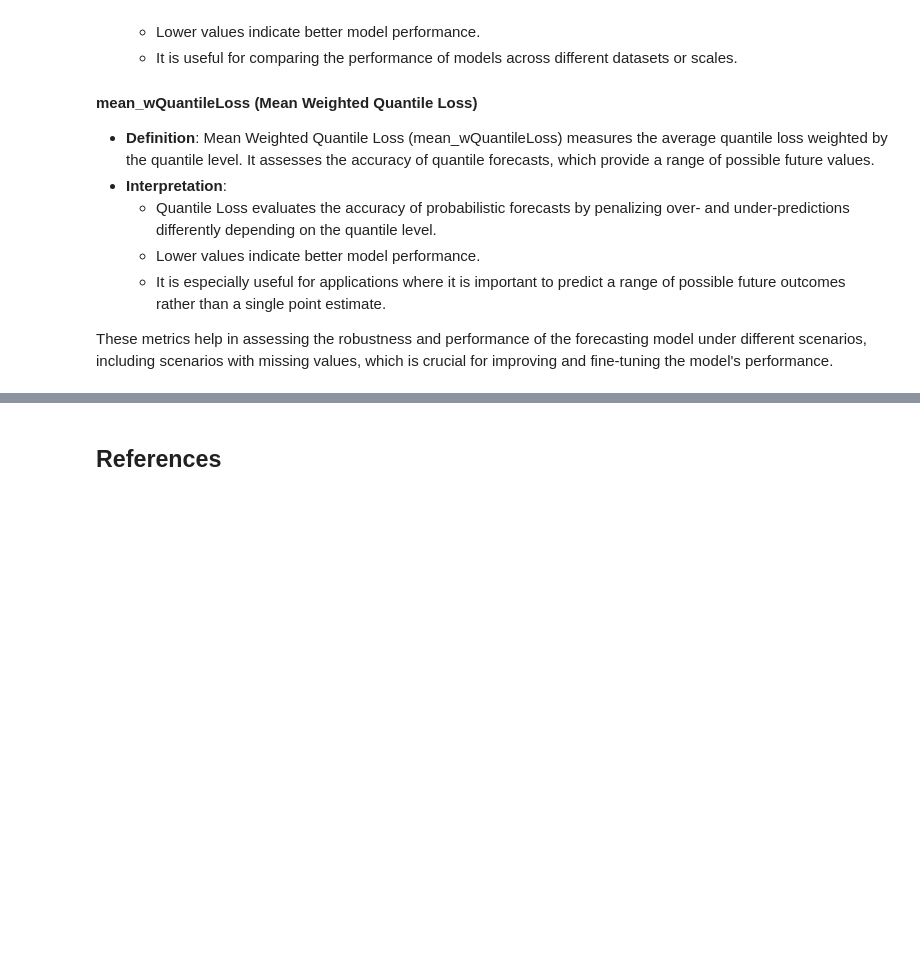
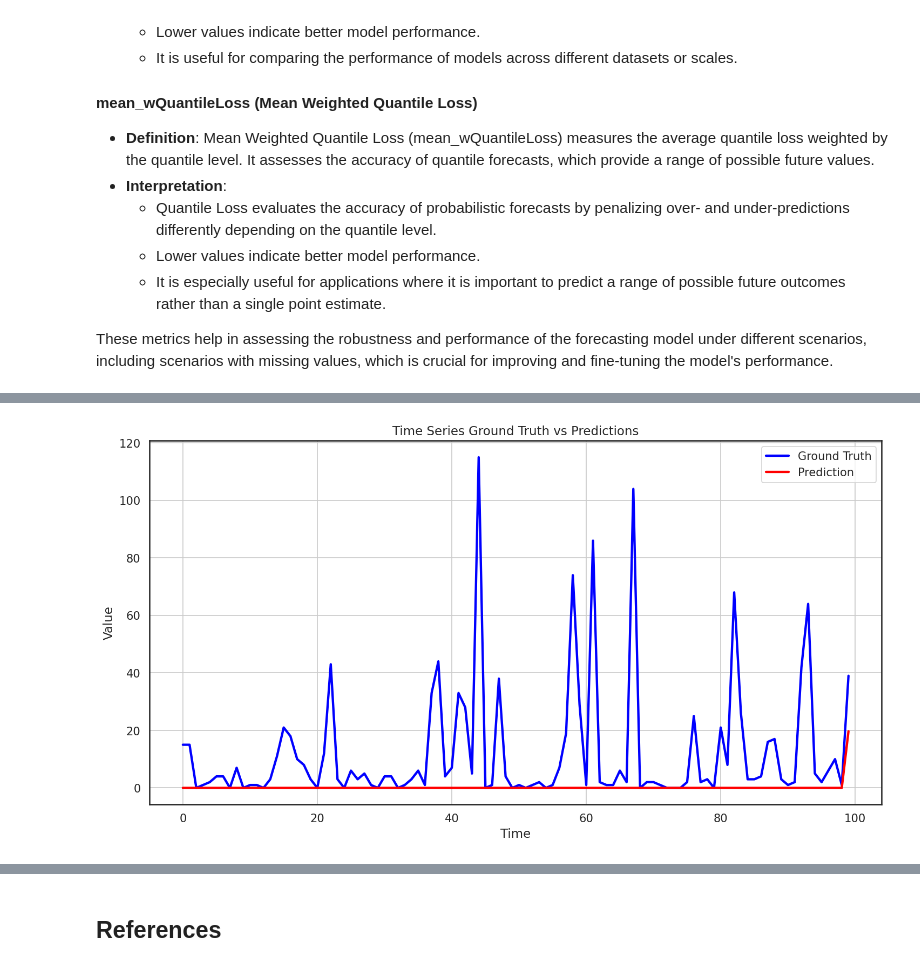
Before and after one commit to ahmabboud/difussion_bootcamp, a Jupyter notebook: reference_implementations/time_series_reference_impelementation/ts-diff/TSDiff.ipynb, the cells around one changed output, grey strips where cells are left out. Cells and saved outputs as stored; diff of their text form; code cells hidden in the pictures; blank space fills up the shorter version.

```diff
--- a/reference_implementations/time_series_reference_impelementation/ts-diff/TSDiff.ipynb
+++ b/reference_implementations/time_series_reference_impelementation/ts-diff/TSDiff.ipynb
@@ -336,0 +315,4 @@ Total estimated model params size (MB): 0
+# %%
+best_ckpt_path = os.path.join("./lightning_logs/version_2", "best_checkpoint.ckpt")
+best_state_dict = torch.load(best_ckpt_path)
+model.load_state_dict(best_state_dict, strict=True)
@@ -412,7 +422,7 @@ def evaluate_guidance(
         metrics = filter_metrics(metrics)
         results.append(dict(**missing_data_kwargs, **metrics))
 
-    return results
+    return results, tss, forecasts
 # %% [markdown]
 ### Metrics Explanation
 
@@ -472,0 +533,69 @@ with open(Path(trainer.logger.log_dir) / "results.yaml", "w") as fp:
+# %%
+import matplotlib.pyplot as plt
+import pandas as pd
+import numpy as np
+
+# Assuming tss and forecasts are the lists containing your ground truths and predictions
+
+# Combine all ground truth data into a single DataFrame
+ground_truth = pd.concat(tss)
+
+# Initialize an empty list to store prediction data
+all_predictions = []
+
+# Iterate through each SampleForecast object in forecasts
+for forecast in forecasts:
+    # Calculate the mean of the prediction samples
+    pred_mean = forecast.samples.mean(axis=0)
+    # Convert start_date to a Timestamp
+    start_timestamp = forecast.start_date.to_timestamp()
+    # Create a date range for the prediction period
+    prediction_dates = pd.date_range(start=start_timestamp, periods=len(pred_mean), freq='H')
+    # Create a DataFrame for the predictions
+    pred_df = pd.DataFrame(pred_mean, index=prediction_dates, columns=['Prediction'])
+    # Append the prediction DataFrame to the list
+    all_predictions.append(pred_df)
+
+# Combine all prediction DataFrames into a single DataFrame
+predictions = pd.concat(all_predictions)
+
+# Plotting the data
+plt.figure(figsize=(14, 7))
+preds = np.zeros(len(ground_truth.values))
+preds[-len(predictions.values):] = predictions.values.squeeze()
+
+# Number of points you want to select
+num_points = 100
+
+# Randomly select indices
+random_indices = np.random.choice(len(ground_truth.values), num_points, replace=False)
+
+# Sort indices to maintain the time order
+random_indices.sort()
+
+# Select the data points at those indices
+gt = ground_truth.values[random_indices]
+
+# Randomly select indices
+random_indices = np.random.choice(len(preds), num_points, replace=False)
+
+# Sort indices to maintain the time order
+random_indices.sort()
+
+# Select the data points at those indices
+p = preds[random_indices]
+
+plt.plot(gt, label='Ground Truth', color='blue')
+plt.plot(p, label='Prediction', color='red')
+
+# Adding titles and labels
+plt.title('Time Series Ground Truth vs Predictions')
+plt.xlabel('Time')
+plt.ylabel('Value')
+plt.legend()
+plt.grid(True)
+
+# Show the plot
+plt.show()
+# %% [output]
+[figure, added]
```
Also changed, not shown: parts of 27 cells of this notebook.
